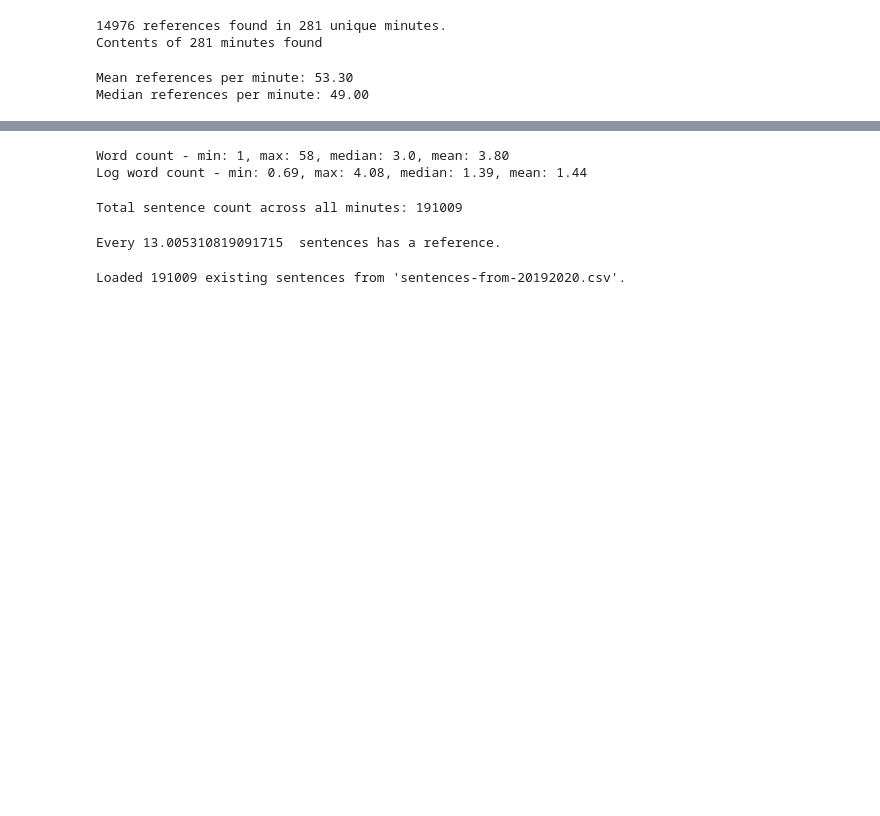
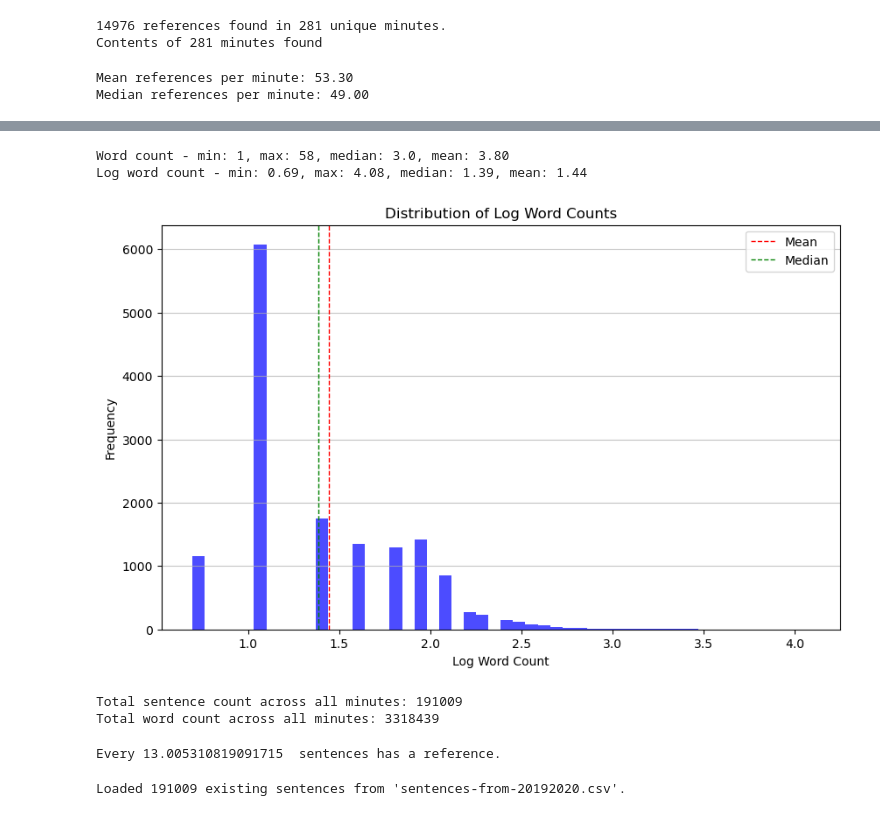
Before and after one commit to BluntKatana/linking-references-to-docs-in-parl-debates, a Jupyter notebook: experiments/detection-2019-2020.ipynb, the cells around one changed output, grey strips where cells are left out. Saved outputs shown, nothing was run; the diff lists cells and outputs as text; code cells hidden in the pictures; blank space fills up the shorter version.

```diff
--- a/experiments/detection-2019-2020.ipynb
+++ b/experiments/detection-2019-2020.ipynb
@@ -30,28 +43,47 @@ Median references per minute: 49.00
 # %%
 # Retrieve min, max, median, mean word count
 word_counts = df_results['word_count']
 min_word_count = word_counts.min()
 max_word_count = word_counts.max()
 median_word_count = word_counts.median()
 mean_word_count = word_counts.mean()
 print(f"Word count - min: {min_word_count}, max: {max_word_count}, median: {median_word_count}, mean: {mean_word_count:.2f}")
 
 # Calculate log normally distributed word count
 log_word_counts = np.log1p(word_counts)  # Adding 1 to avoid log(0)
 log_min_word_count = log_word_counts.min()
 log_max_word_count = log_word_counts.max()
 log_median_word_count = log_word_counts.median()
 log_mean_word_count = log_word_counts.mean()
 print(f"Log word count - min: {log_min_word_count:.2f}, max: {log_max_word_count:.2f}, median: {log_median_word_count:.2f}, mean: {log_mean_word_count:.2f}")
+
+# Plot the distribution of log word counts
+import matplotlib.pyplot as plt
+plt.figure(figsize=(10, 6))
+plt.hist(log_word_counts, bins=50, color='blue', alpha=0.7)
+plt.title('Distribution of Log Word Counts')
+plt.xlabel('Log Word Count')
+plt.ylabel('Frequency')
+plt.grid(axis='y', alpha=0.75)
+plt.axvline(log_mean_word_count, color='red', linestyle='dashed', linewidth=1, label='Mean')
+plt.axvline(log_median_word_count, color='green', linestyle='dashed', linewidth=1, label='Median')
+plt.legend()
+plt.show()
 # %% [output]
 Word count - min: 1, max: 58, median: 3.0, mean: 3.80
 Log word count - min: 0.69, max: 4.08, median: 1.39, mean: 1.44
+[figure, added]
 # %%
 # Calculate total sentence count
 total_sentence_count = df_minutes['sentence_count'].sum()
 print(f"Total sentence count across all minutes: {total_sentence_count}")
+
+# Calculate total word count
+total_word_count = df_minutes['word_count'].sum()
+print(f"Total word count across all minutes: {total_word_count}")
 # %% [output]
 Total sentence count across all minutes: 191009
+Total word count across all minutes: 3318439
 # %%
 df_results['sent_tokenize'] =  df_results['sentence'].apply(sent_tokenize)
 unique_sentences = df_results['sent_tokenize'].explode().nunique()
```
Also changed, not shown: parts of 2 cells of this notebook, 6 other files.
